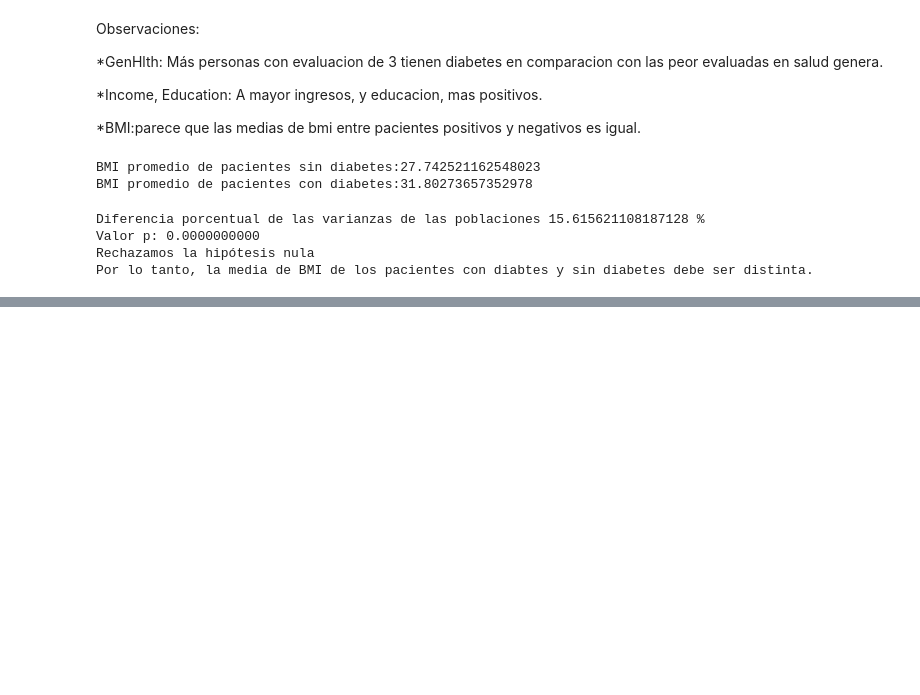
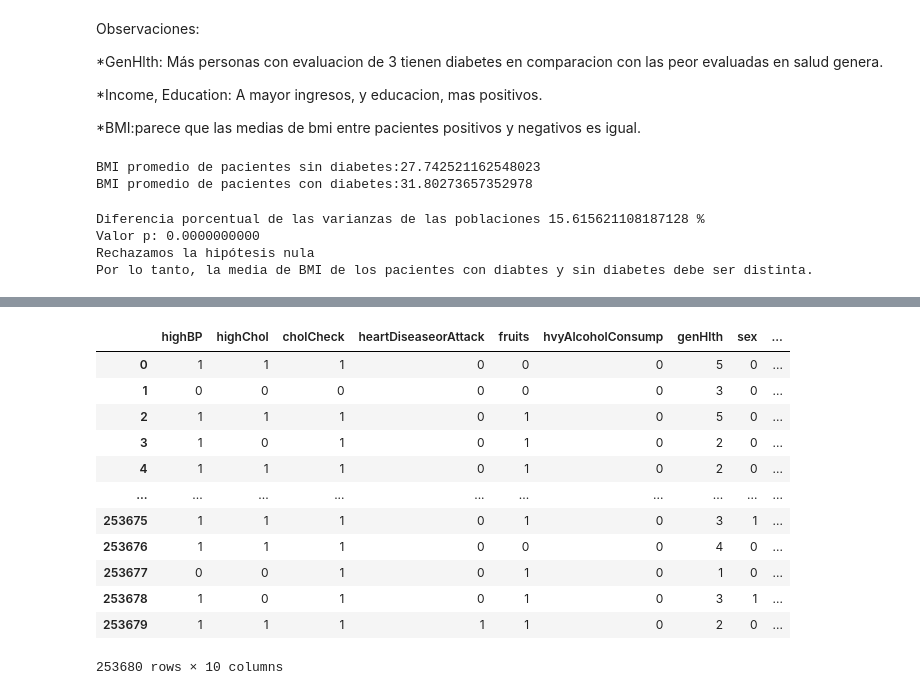
Before and after one commit to juanlt9905/machineLearning2025, a Jupyter notebook: exploracion_de_datos.ipynb, the cells around one changed output, grey strips where cells are left out. Saved outputs shown, nothing was run; the diff lists cells and outputs as text; code cells hidden in the pictures; blank space fills up the shorter version.

```diff
--- a/exploracion_de_datos.ipynb
+++ b/exploracion_de_datos.ipynb
@@ -464,0 +472,15 @@ chi2_results
+# %%
+# Eliminación Recursiva de Características RFE
+from sklearn.feature_selection import RFE
+from sklearn.linear_model import LogisticRegression
+
+
+selector = RFE(estimator=LogisticRegression(), n_features_to_select=10)
+selector.fit(X, y)
+
+# Obtener las características seleccionadas
+selected_features = columns[selector.support_]
+
+selected_features
+
+X_selected = X.loc[:, selector.support_]
@@ -464,0 +505,16 @@ chi2_results
+# %%
+X_selected
+# %% [output]
+|  | highBP | highChol | cholCheck | heartDiseaseorAttack | fruits | hvyAlcoholConsump | genHlth | sex | ... |
+| 0 | 1 | 1 | 1 | 0 | 0 | 0 | 5 | 0 | ... |
+| 1 | 0 | 0 | 0 | 0 | 0 | 0 | 3 | 0 | ... |
+| 2 | 1 | 1 | 1 | 0 | 1 | 0 | 5 | 0 | ... |
+| 3 | 1 | 0 | 1 | 0 | 1 | 0 | 2 | 0 | ... |
+| 4 | 1 | 1 | 1 | 0 | 1 | 0 | 2 | 0 | ... |
+| ... | ... | ... | ... | ... | ... | ... | ... | ... | ... |
+| 253675 | 1 | 1 | 1 | 0 | 1 | 0 | 3 | 1 | ... |
+| 253676 | 1 | 1 | 1 | 0 | 0 | 0 | 4 | 0 | ... |
+| 253677 | 0 | 0 | 1 | 0 | 1 | 0 | 1 | 0 | ... |
+| 253678 | 1 | 0 | 1 | 0 | 1 | 0 | 3 | 1 | ... |
+| 253679 | 1 | 1 | 1 | 1 | 1 | 0 | 2 | 0 | ... |
+253680 rows × 10 columns
```
Also changed, not shown: parts of 2 cells of this notebook.
